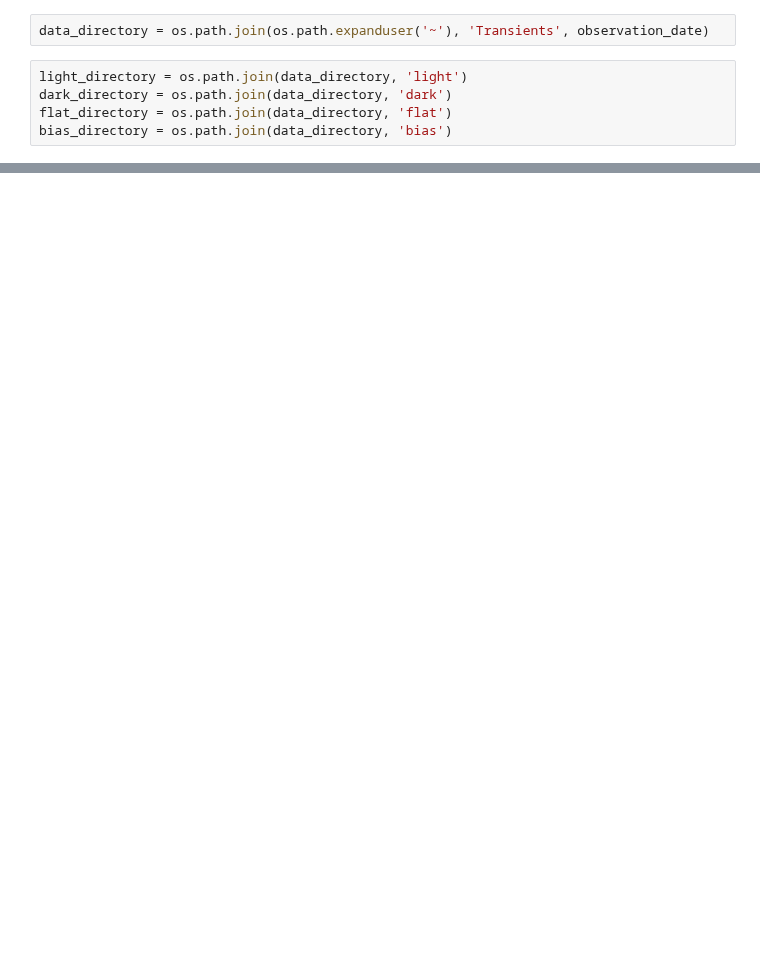
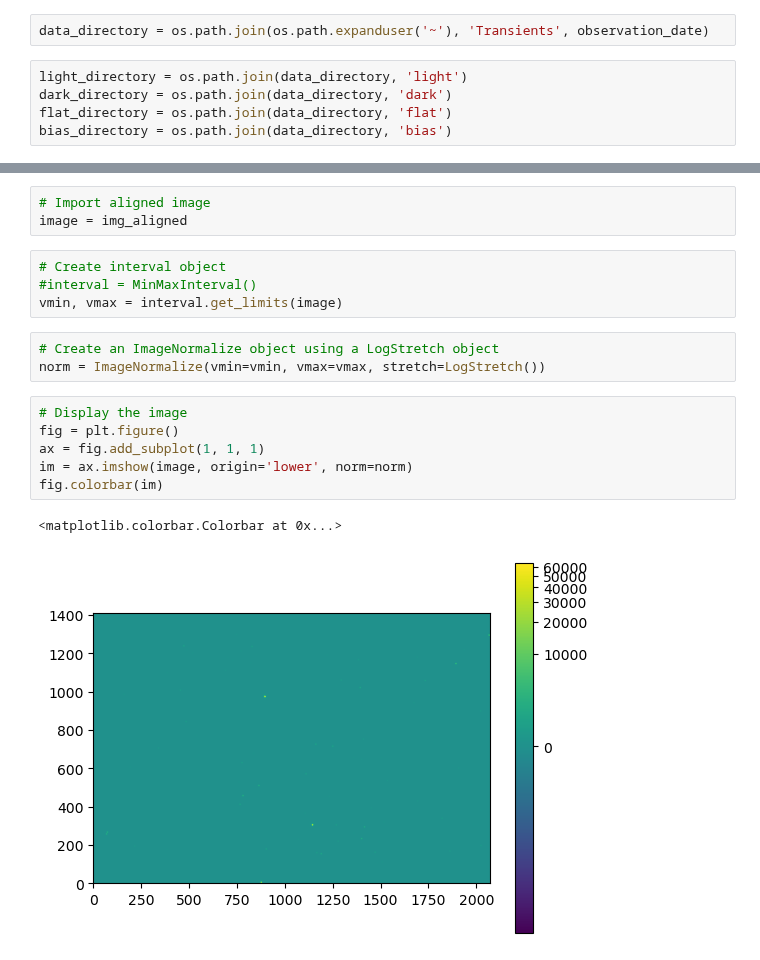
Before and after one commit to brianhill/transient-astronomy, a Jupyter notebook: analyses/2022-10-2425-SN_2022vqz/analysis-luke.ipynb, the cells around one changed output, grey strips where cells are left out. Drawn from its saved outputs; the diff is of its cells as text; blank space fills up the shorter version.

```diff
--- a/analyses/2022-10-2425-SN_2022vqz/analysis-luke.ipynb
+++ b/analyses/2022-10-2425-SN_2022vqz/analysis-luke.ipynb
@@ -34,0 +143,19 @@ Set OBSGEO-Z to  3851226.198 from OBSGEO-[LBH]'. [astropy.wcs.wcs]
+# %%
+# Import aligned image
+image = img_aligned
+# %%
+# Create interval object
+#interval = MinMaxInterval()
+vmin, vmax = interval.get_limits(image)
+# %%
+# Create an ImageNormalize object using a LogStretch object
+norm = ImageNormalize(vmin=vmin, vmax=vmax, stretch=LogStretch())
+# %%
+# Display the image
+fig = plt.figure()
+ax = fig.add_subplot(1, 1, 1)
+im = ax.imshow(image, origin='lower', norm=norm)
+fig.colorbar(im)
+# %% [output]
+<matplotlib.colorbar.Colorbar at 0x...>
+[figure, added]
```
Also changed, not shown: parts of 25 cells of this notebook.
